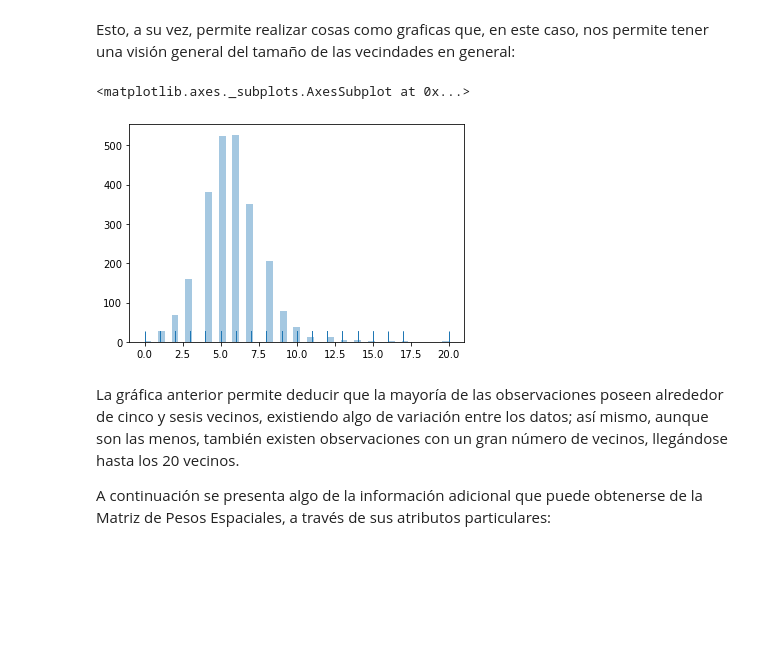
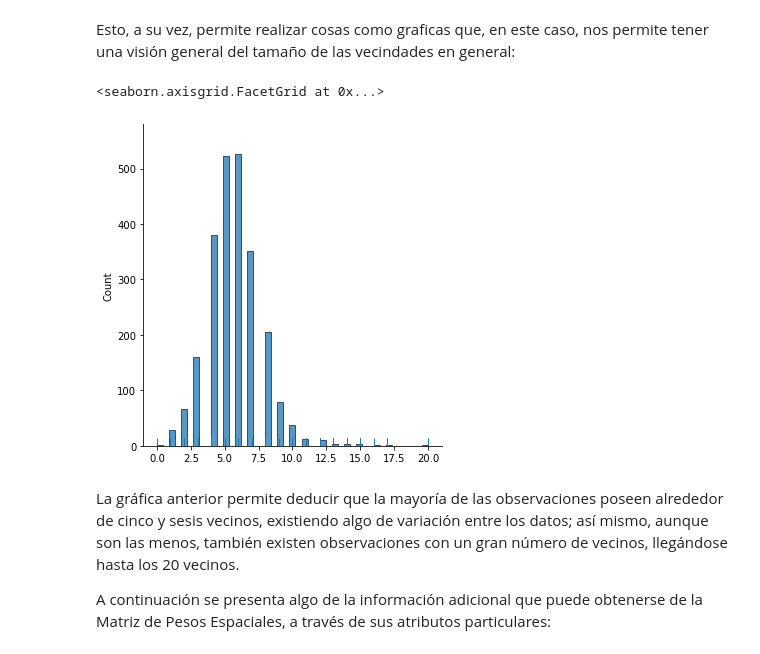
Before and after one commit to CentroGeo/curso-geoinformatica-2, a Jupyter notebook: 04_pesosespaciales/04_pesosespaciales.ipynb, the cells around one changed output. Cells and saved outputs as stored; diff of their text form; code cells hidden in the pictures; blank space fills up the shorter version.

```diff
--- a/04_pesosespaciales/04_pesosespaciales.ipynb
+++ b/04_pesosespaciales/04_pesosespaciales.ipynb
@@ -43,10 +47,5 @@ Para después importar los datos espaciales a través de `GeoPandas`; nótese qu
 # %%
 # Importar el archivo a través de GeoPandas
 agebs = gpd.read_file(f + 'pob_sinderechohab.shp')
-
-# Asignar las Claves Geográficas como los índices de las tablas
-agebs = agebs.set_index('cvegeo')
-
-# Explorar el contenido de la tabla
 agebs.head()
 # %% [output]
@@ -69,4 +68,4 @@ Bajo éste, basta con que dos polígonos compartan únicamente un sólo vértice
 # %%
-m_reina = ps.lib.weights.Queen.from_shapefile(f + 'pob_sinderechohab.shp', idVariable = 'cvegeo')
+m_reina = Queen.from_dataframe(agebs, idVariable='cvegeo')
 m_reina
 # %% [output]
@@ -128,10 +128,10 @@ dtype: int64
 # %% [markdown]
 Esto, a su vez, permite realizar cosas como graficas que, en este caso, nos permite tener una visión general del tamaño de las vecindades en general:
 # %%
-sns.distplot(card_reina, rug = True, kde = False)
+sns.displot(card_reina, rug = True, kde = False)
 # %% [output]
-<matplotlib.axes._subplots.AxesSubplot at 0x...>
+<seaborn.axisgrid.FacetGrid at 0x...>
-[figure, old version]
+[figure, new version]
 # %% [markdown]
 La gráfica anterior permite deducir que la mayoría de las observaciones poseen alrededor de cinco y sesis vecinos, existiendo algo de variación entre los datos; así mismo, aunque son las menos, también existen observaciones con un gran número de vecinos, llegándose hasta los 20 vecinos.
 
```
Also changed, not shown: parts of 54 cells of this notebook, 1 other file.
